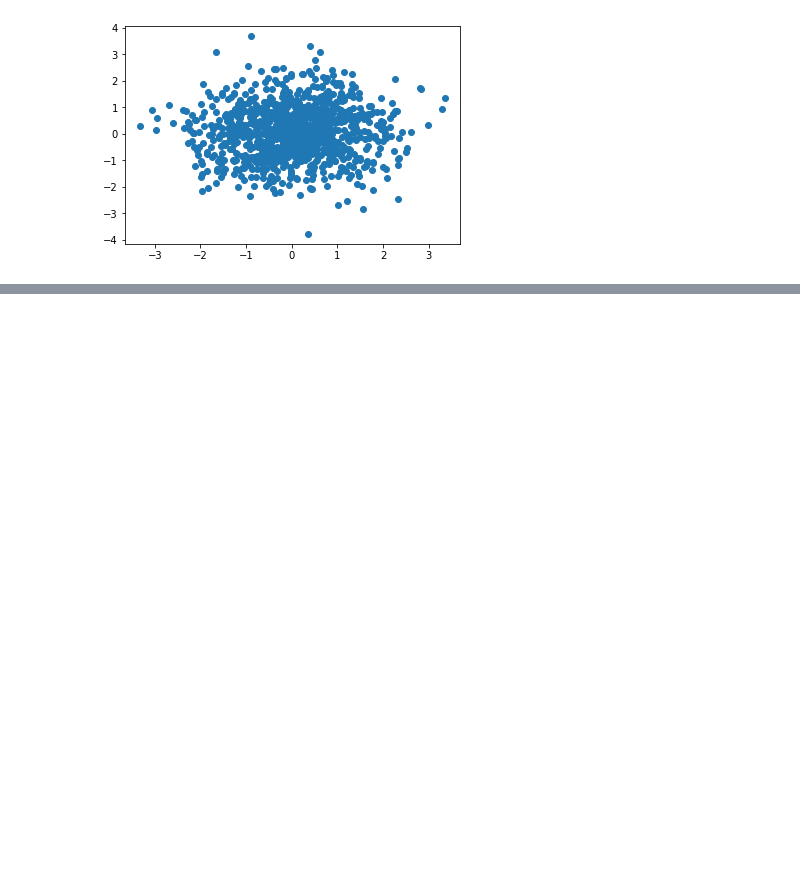
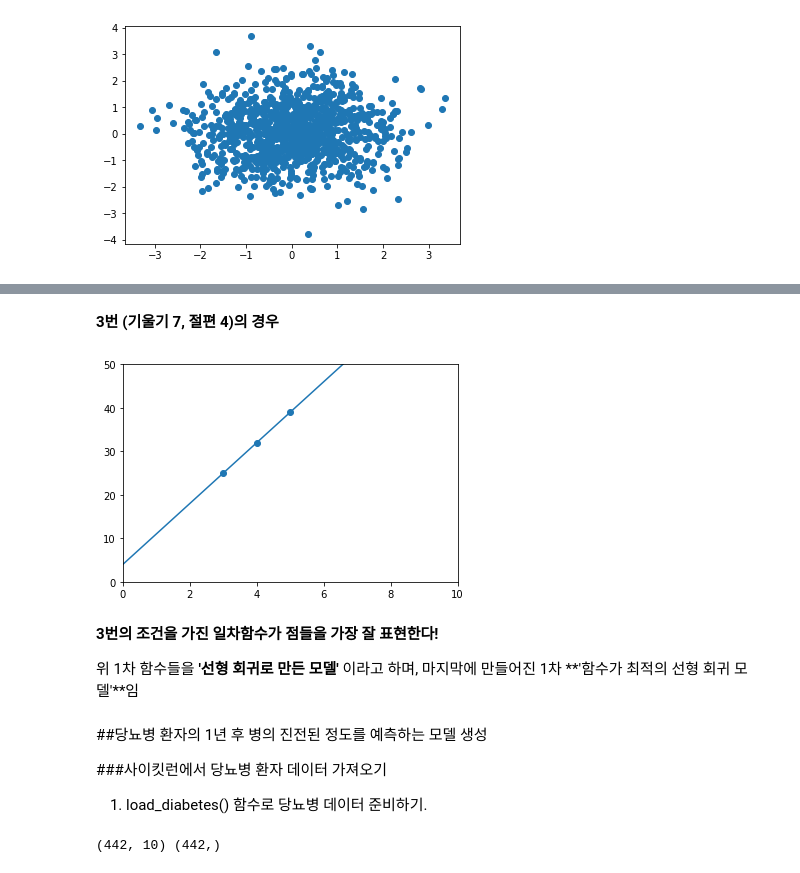
Before and after one commit to lhojun/doit_deep_learning, a Jupyter notebook: DeepLearning_Study.ipynb, the cells around one changed output, grey strips where cells are left out. Drawn from its saved outputs; the diff is of its cells as text; code cells hidden in the pictures; blank space fills up the shorter version.

```diff
--- a/DeepLearning_Study.ipynb
+++ b/DeepLearning_Study.ipynb
@@ -55,0 +128,37 @@ plt.show()
+# %% [markdown]
+**3번 (기울기 7, 절편 4)의 경우**
+# %%
+import matplotlib.pyplot as plt
+
+def y(x):
+  return 7*x + 4
+
+ans_List = list()
+for i in range(0,10):
+  ans_List.append(y(i))
+
+
+plt.scatter([3,4,5],[25,32,39])
+plt.plot(range(0,10),ans_List)
+plt.xlim([0,10])
+plt.ylim([0,50])
+plt.show()
+# %% [output]
+[figure, added]
+# %% [markdown]
+**3번의 조건을 가진 일차함수가 점들을 가장 잘 표현한다!**
+
+위 1차 함수들을 **'선형 회귀로 만든 모델'** 이라고 하며,</br>
+마지막에 만들어진 1차 **'함수가 최적의 선형 회귀 모델'**임
+# %% [markdown]
+##당뇨병 환자의 1년 후 병의 진전된 정도를 예측하는 모델 생성
+
+###사이킷런에서 당뇨병 환자 데이터 가져오기
+
+1. load_diabetes() 함수로 당뇨병 데이터 준비하기.
+# %%
+from sklearn.datasets import load_diabetes
+diabetes = load_diabetes()
+print(diabetes.data.shape, diabetes.target.shape) #data는 442*10의 크기를 가진 2차원 배열, target은 442개의 요소를 가진 1차원 배열
+# %% [output]
+(442, 10) (442,)
```
Also changed, not shown: parts of 12 cells of this notebook.
